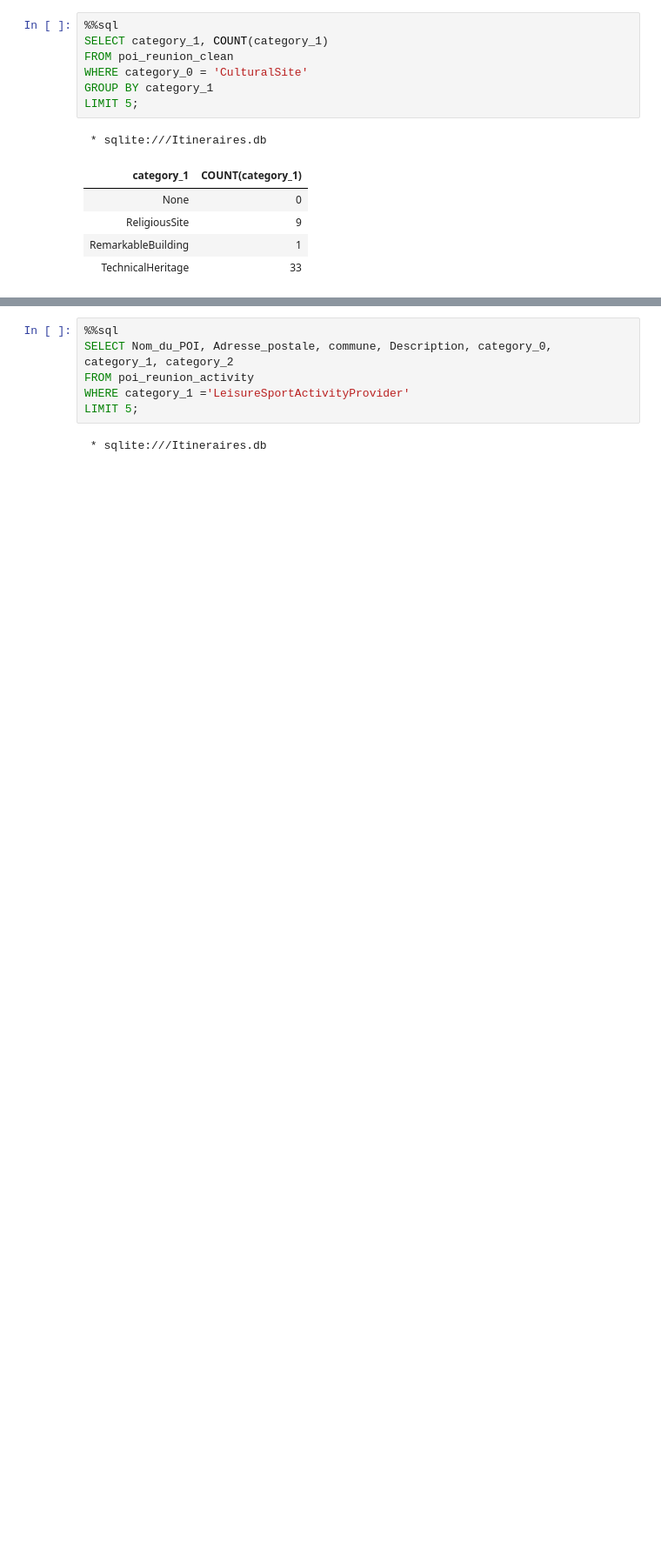
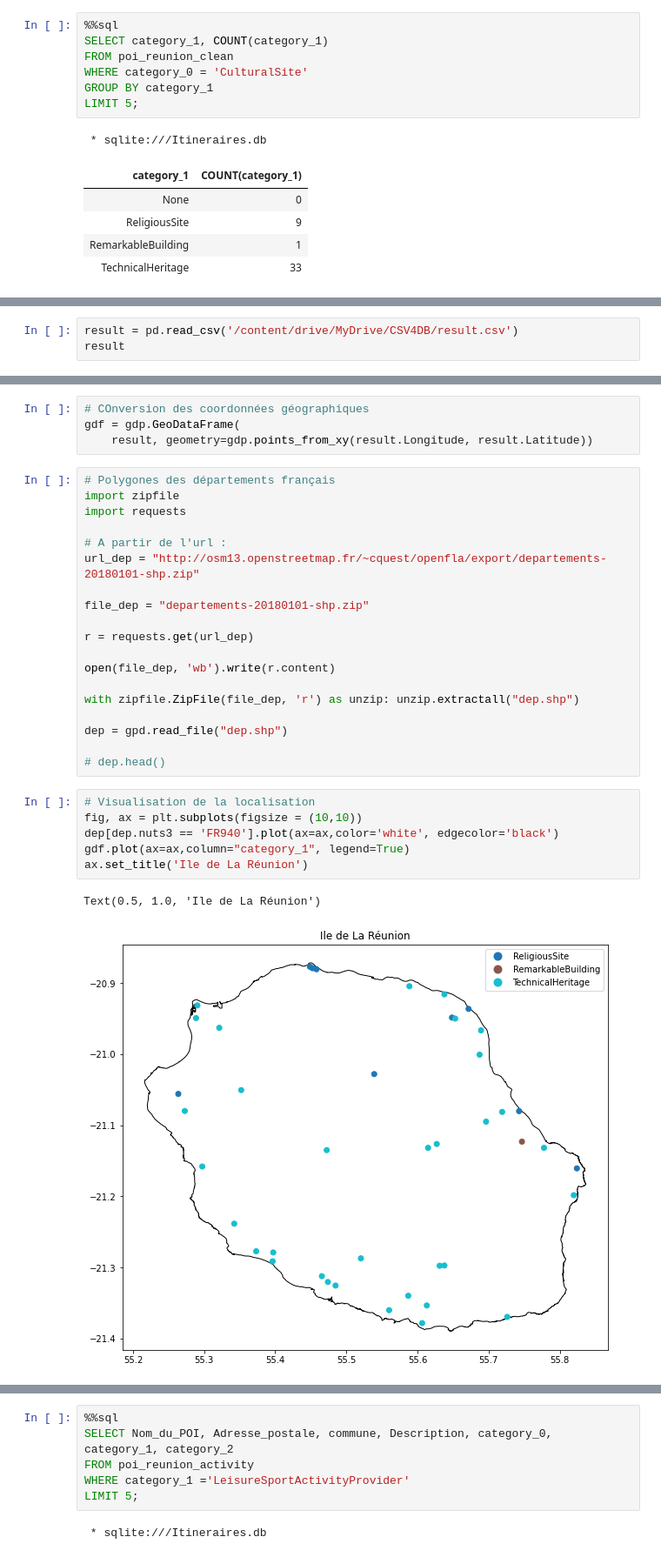
Before and after one commit to OlivierDataS/github_actions, a Jupyter notebook: Projet_Sql.ipynb, the cells around one changed output, grey strips where cells are left out. Shown: that part at 87% size. Drawn from its saved outputs; the diff is of its cells as text; blank space fills up the shorter version.

```diff
--- a/Projet_Sql.ipynb
+++ b/Projet_Sql.ipynb
@@ -540,0 +560,3 @@ ORDER BY 3;
+# %%
+result = pd.read_csv('/content/drive/MyDrive/CSV4DB/result.csv')
+result
@@ -541,2 +570,34 @@ ORDER BY 3;
+# %%
+# COnversion des coordonnées géographiques
+gdf = gdp.GeoDataFrame(
+    result, geometry=gdp.points_from_xy(result.Longitude, result.Latitude))
+# %%
+# Polygones des départements français
+import zipfile
+import requests
+
+# A partir de l'url :
+url_dep = "http://osm13.openstreetmap.fr/~cquest/openfla/export/departements-20180101-shp.zip"
+
+file_dep = "departements-20180101-shp.zip"
+
+r = requests.get(url_dep)
+
+open(file_dep, 'wb').write(r.content)
+
+with zipfile.ZipFile(file_dep, 'r') as unzip: unzip.extractall("dep.shp")
+
+dep = gpd.read_file("dep.shp")
+
+# dep.head()
+# %%
+# Visualisation de la localisation
+fig, ax = plt.subplots(figsize = (10,10))
+dep[dep.nuts3 == 'FR940'].plot(ax=ax,color='white', edgecolor='black')
+gdf.plot(ax=ax,column="category_1", legend=True)
+ax.set_title('Ile de La Réunion')
+# %% [output]
+Text(0.5, 1.0, 'Ile de La Réunion')
+[figure, added]
 # %%
 %%sql
```
Also changed, not shown: parts of 18 cells of this notebook.
